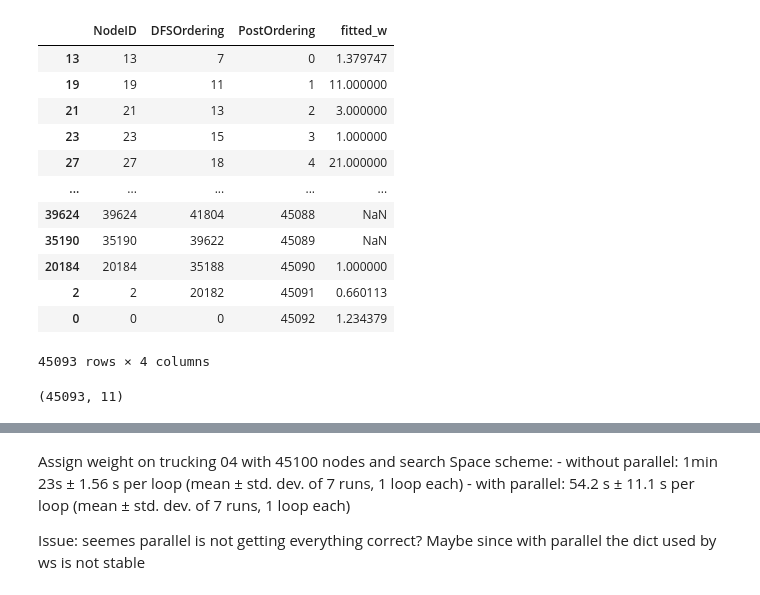
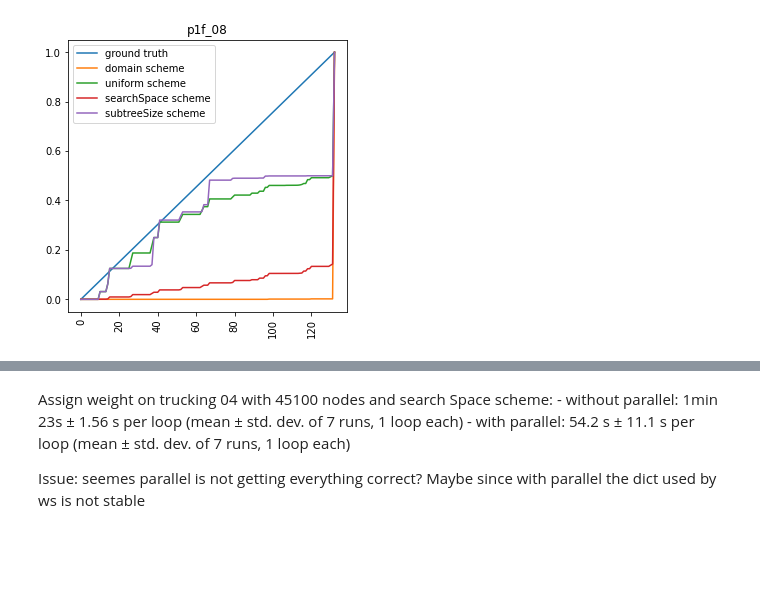
Before and after one commit to LongDangHoang/CPProgressEstimation, a Jupyter notebook: testground.ipynb, the cells around one changed output, grey strips where cells are left out. Drawn from its saved outputs; the diff is of its cells as text; code cells hidden in the pictures; blank space fills up the shorter version.

Commit message:
Add true scheme for testing. Code should be stable at this point, although parallelization is inefficient and can be refactored to use more pandas vectorize operations.

```diff
--- a/testground.ipynb
+++ b/testground.ipynb
@@ -84,19 +73,21 @@ test = nodes_df.reset_index()[['NodeID', 'DFSOrdering', 'PostOrdering', 'fitted_
-# %%
-test.sort_values('PostOrdering')
-# %% [output]
-|  | NodeID | DFSOrdering | PostOrdering | fitted_w |
-| 13 | 13 | 7 | 0 | 1.379747 |
-| 19 | 19 | 11 | 1 | 11.000000 |
-| 21 | 21 | 13 | 2 | 3.000000 |
-| 23 | 23 | 15 | 3 | 1.000000 |
-| 27 | 27 | 18 | 4 | 21.000000 |
-| ... | ... | ... | ... | ... |
-| 39624 | 39624 | 41804 | 45088 | NaN |
-| 35190 | 35190 | 39622 | 45089 | NaN |
-| 20184 | 20184 | 35188 | 45090 | 1.000000 |
-| 2 | 2 | 20182 | 45091 | 0.660113 |
-| 0 | 0 | 0 | 45092 | 1.234379 |
-45093 rows × 4 columns
+# %%
+image_folder = 'graphs/'
+tree = 'benchmark_models/p1f/trees/08.sqlite'
+
+(fig, ax), nodes_df, info_df, cum_sums = \
+        make_graph_from_tree(tree,
+            schemes=['domain_scheme',
+                     'uniform_scheme',
+                     'searchSpace_scheme',
+                     'subtreeSize_scheme'
+                    ],
+            write_to_sqlite=True,
+            save_image=True,
+            use_parallel=True,
+            assign_in_dfs_order=True
+        )
+# %% [output]
+[figure, added]
 # %%
 def make_post_ordering_with_func(nodes_df: pd.DataFrame, node_id: int=0, post_ordering: list=None) -> list:
     """
@@ -131,7 +122,3 @@ def make_post_ordering_with_func(nodes_df: pd.DataFrame, node_id: int=0, post_or
 fitted_w = pd.DataFrame(post_ordering_with_func, columns=['PostOrdering', 'fitted_w'])
 # fitted_w = fitted_w.sort_values('PostOrdering', ascending=True).reset_index(drop=True)['fitted_w']
 # y = fitted_w.ewm(alpha=0.7).mean()
-# %%
-nodes_df.shape
-# %% [output]
-(45093, 11)
```
Also changed, not shown: parts of 11 cells of this notebook, 5 other files.
